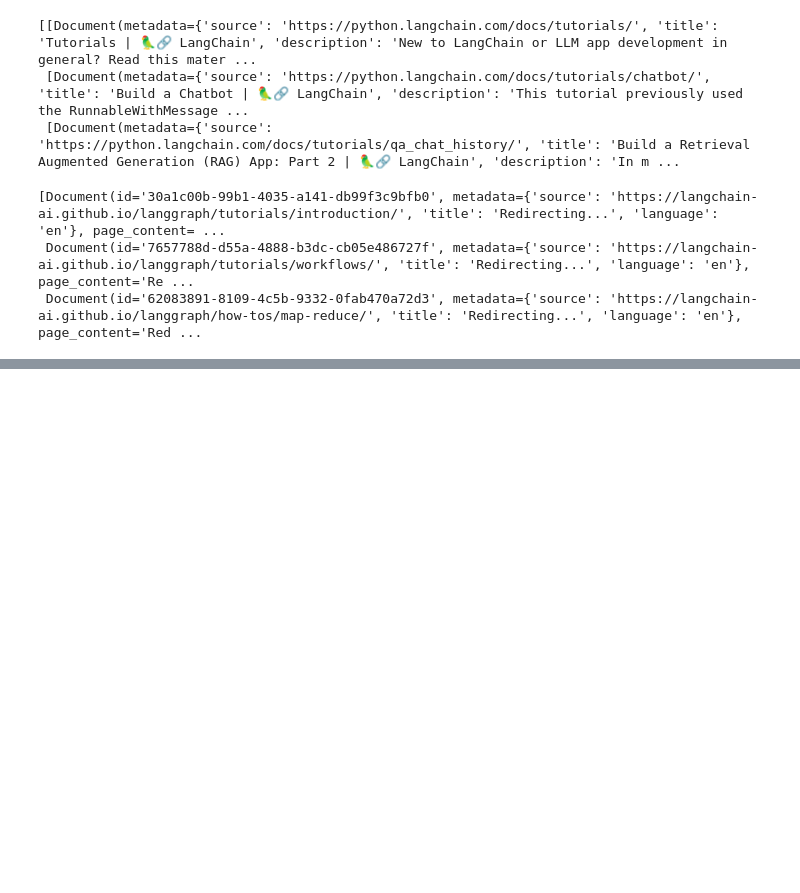
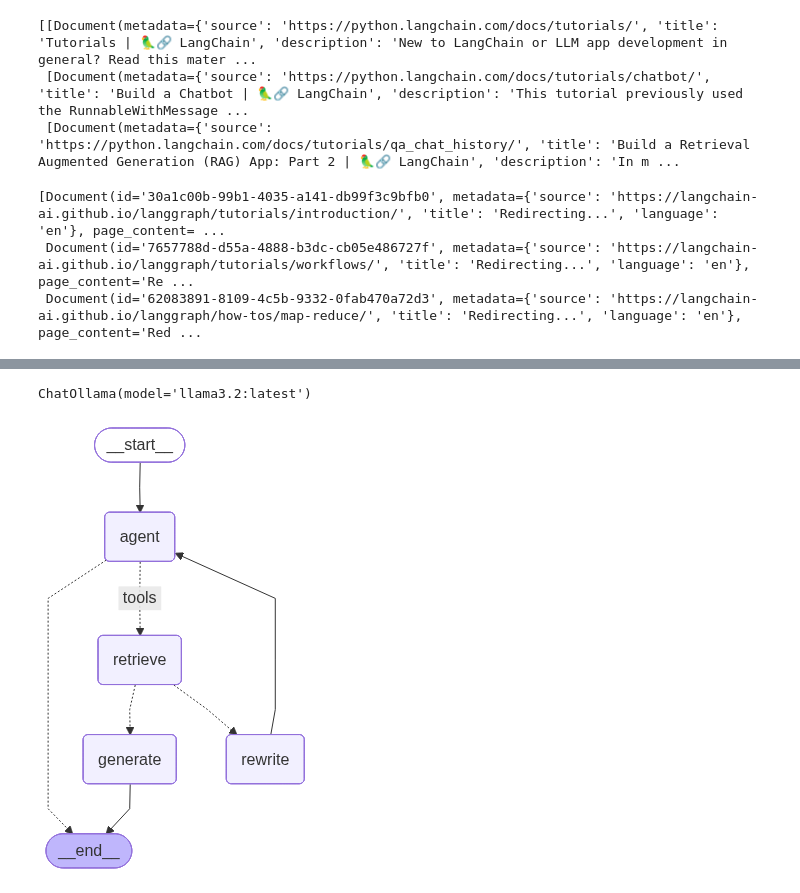
Before and after one commit to arnavbhatiamait/Agentic-Ai-and-Rag-Krish-naik, a Jupyter notebook: 16-AgenticRag/3-MultiDB_RAG.ipynb, the cells around one changed output, grey strips where cells are left out. Cells and saved outputs as stored; diff of their text form; code cells hidden in the pictures; blank space fills up the shorter version.

Commit message:
Implemented Rag with regenration on new documents

```diff
--- a/16-AgenticRag/3-MultiDB_RAG.ipynb
+++ b/16-AgenticRag/3-MultiDB_RAG.ipynb
@@ -110,0 +130,24 @@ retriever.invoke("what is langchain")
+# %%
+from langchain_ollama import ChatOllama
+llm=ChatOllama(model="llama3.2:latest")
+llm
+# %% [output]
+ChatOllama(model='llama3.2:latest')
+# %%
+def agent_node(state:AgentState)->AgentState:
+    """
+    Invokes the agent model to generate a response based on the current state. Given
+    the question, it will decide to retrieve using the retriever tool, or simply end.
+
+    Args:
+        state (messages): The current state
+
+    Returns:
+        dict: The updated state with the agent response appended to messages
+    """
+    print("---CALL AGENT---")
+    messages=state["messages"]
+    model=llm
+    model_with_tools=llm.bind_tools(tools)
+    response=model_with_tools.invoke(messages)
+    return {"messages":[response]}
@@ -110,0 +259,33 @@ retriever.invoke("what is langchain")
+# %%
+from langgraph.graph import END, StateGraph, START
+from langgraph.prebuilt import ToolNode
+from langgraph.prebuilt import tools_condition
+from IPython.display import display,Markdown,Image
+workflow=StateGraph(AgentState)
+
+retrieve=ToolNode([retriever_tool_langchain,retriever_tool])
+
+workflow.add_node("agent",agent_node)
+workflow.add_node("rewrite",rewrite)
+workflow.add_node("retrieve",retrieve)
+workflow.add_node("generate",generate)
+
+
+workflow.add_edge(START,"agent")
+workflow.add_conditional_edges(
+    "agent",tools_condition,{
+        "tools": "retrieve",
+        END: END
+    }
+)
+workflow.add_conditional_edges(
+    "retrieve",grade_documents
+)
+workflow.add_edge("generate",END)
+workflow.add_edge("rewrite","agent")
+
+graph=workflow.compile()
+
+display(Image(graph.get_graph().draw_mermaid_png()))
+# %% [output]
+[figure, added]
```
Also changed, not shown: parts of 9 cells of this notebook.
